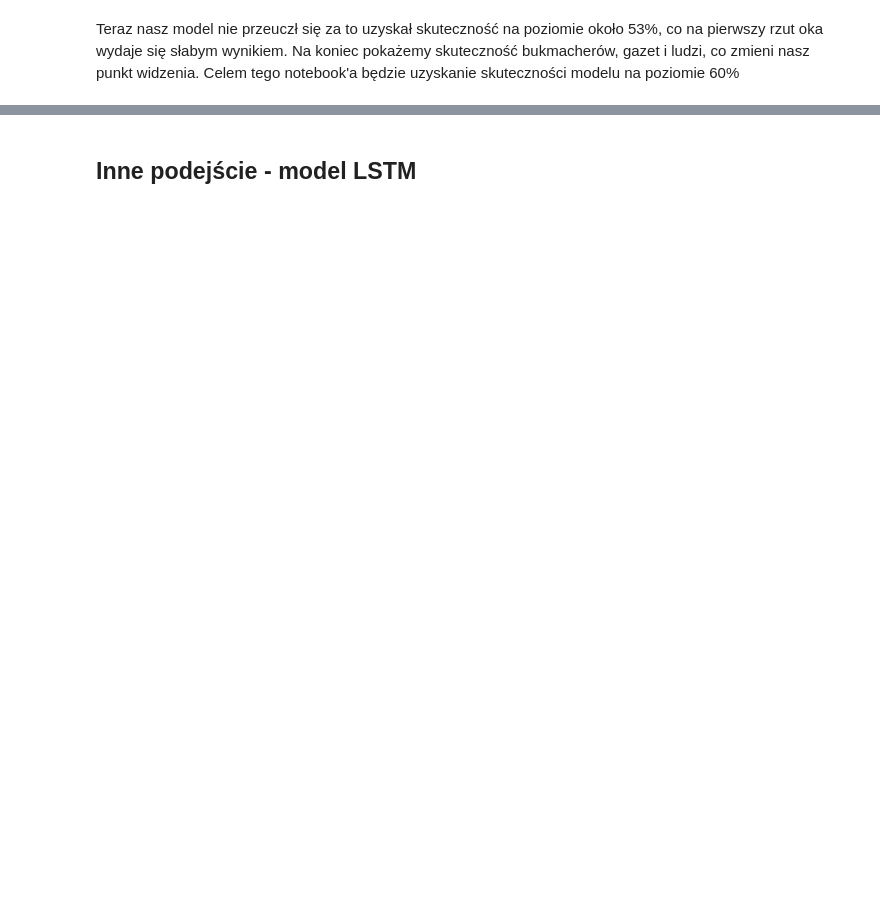
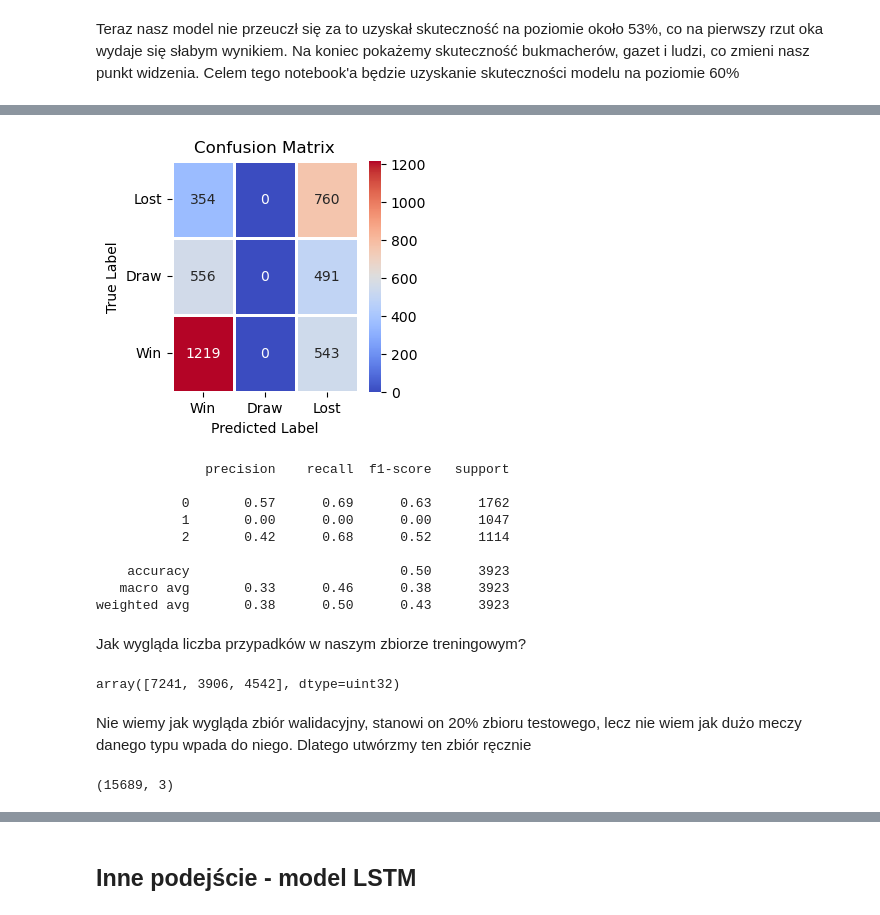
Before and after one commit to Aleksander2a/neural-networks-project, a Jupyter notebook: neural_networks/Football match result prediction.ipynb, the cells around one changed output, grey strips where cells are left out. Drawn from its saved outputs; the diff is of its cells as text; code cells hidden in the pictures; blank space fills up the shorter version.

```diff
--- a/neural_networks/Football match result prediction.ipynb
+++ b/neural_networks/Football match result prediction.ipynb
@@ -477,0 +477,38 @@ Teraz nasz model nie przeuczł się za to uzyskał skuteczność na poziomie oko
+# %%
+import seaborn as sns
+from sklearn import metrics
+from sklearn.metrics import confusion_matrix, classification_report
+LABELS= ['Win', 'Draw', 'Lost']
+
+# Define the confusion matrix for the results
+def show_confusion_matrix(validations, predictions, num_classes):
+    matrix = metrics.confusion_matrix(validations, predictions)
+    plt.figure(figsize=(num_classes, num_classes))
+    hm = sns.heatmap(matrix,
+                cmap='coolwarm',
+                linecolor='white',
+                linewidths=1,
+                xticklabels=LABELS,
+                yticklabels=LABELS,
+                annot=True,
+                fmt='d')
+    plt.yticks(rotation = 0)  # Don't rotate (vertically) the y-axis labels
+    hm.set_ylim(0, len(matrix))
+    plt.title('Confusion Matrix')
+    plt.ylabel('True Label')
+    plt.xlabel('Predicted Label')
+    plt.show()
+# %%
+test_results_pred = model1.predict(X_test)
+
+# Take the class with the highest probability from the test predictions as a winning one
+max_test_results_pred = np.argmax(test_results_pred, axis=1)
+max_test_results = np.argmax(y_test, axis=1)
+
+
+# Show the confusion matrix of the collected results
+show_confusion_matrix(max_test_results, max_test_results_pred, num_classes=3)
+
+# Print classification report
+print(classification_report(max_test_results, max_test_results_pred))
+# %% [output]
@@ -477,0 +516,22 @@ Teraz nasz model nie przeuczł się za to uzyskał skuteczność na poziomie oko
+[figure, added]
+              precision    recall  f1-score   support
+
+           0       0.57      0.69      0.63      1762
+           1       0.00      0.00      0.00      1047
+           2       0.42      0.68      0.52      1114
+
+    accuracy                           0.50      3923
+   macro avg       0.33      0.46      0.38      3923
+weighted avg       0.38      0.50      0.43      3923
+# %% [markdown]
+Jak wygląda liczba przypadków w naszym zbiorze treningowym?
+# %%
+np.sum(y_train, axis=0)
+# %% [output]
+array([7241, 3906, 4542], dtype=uint32)
+# %% [markdown]
+Nie wiemy jak wygląda zbiór walidacyjny, stanowi on 20% zbioru testowego, lecz nie wiem jak dużo meczy danego typu wpada do niego. Dlatego utwórzmy ten zbiór ręcznie
+# %%
+y_train.shape
+# %% [output]
+(15689, 3)
```
Also changed, not shown: parts of 40 cells of this notebook.
